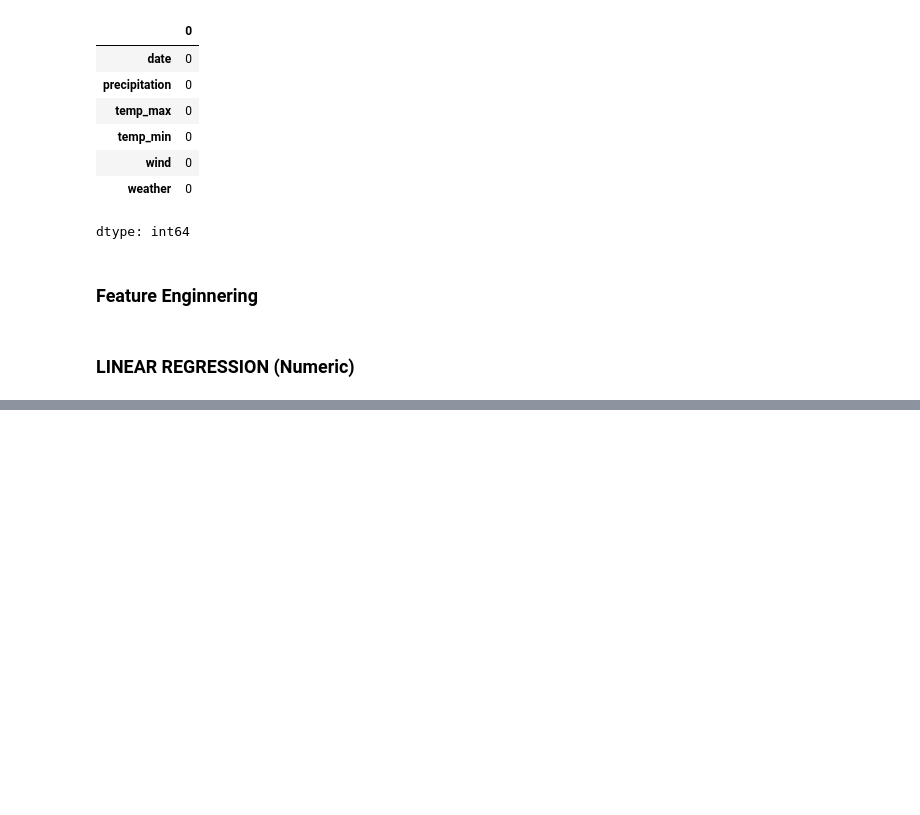
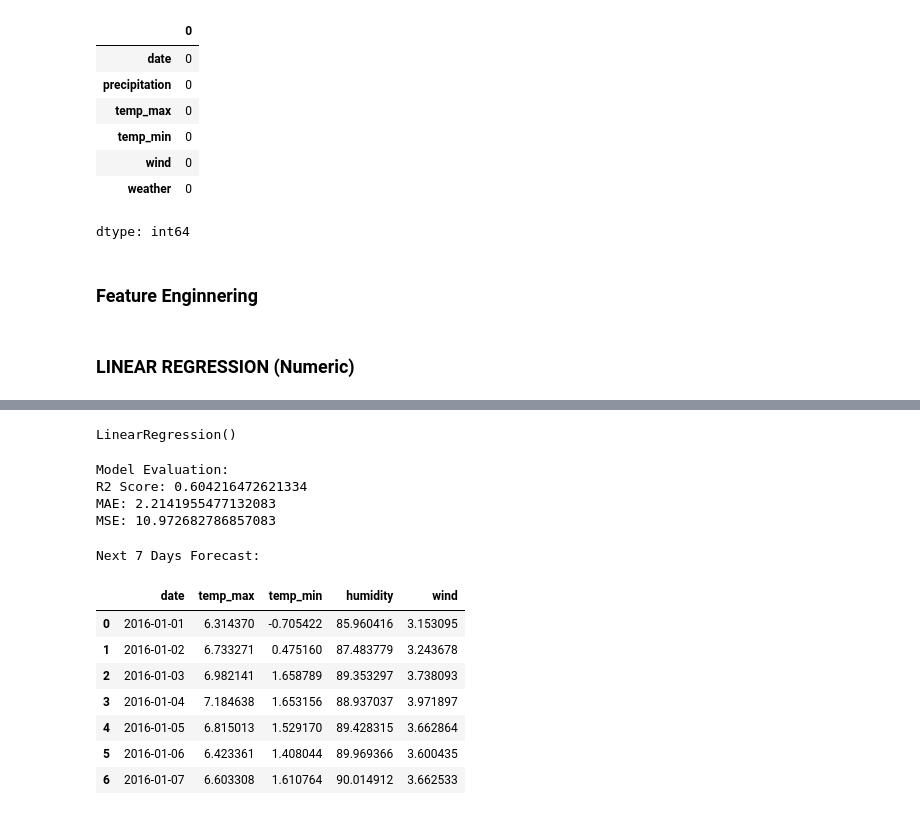
Before and after one commit to nilenjay/WeatherPredictionApp, a Jupyter notebook: WeatherPrediction.ipynb, the cells around one changed output, grey strips where cells are left out. Saved outputs shown, nothing was run; the diff lists cells and outputs as text; code cells hidden in the pictures; blank space fills up the shorter version.

```diff
--- a/WeatherPrediction.ipynb
+++ b/WeatherPrediction.ipynb
@@ -67,7 +67,7 @@ df['humidity'] = df['humidity'].clip(0, 100)
 # %%
 # Convert date to datetime
 df['date'] = pd.to_datetime(df['date'])
-df['day_of_year'] = df['date'].dt.dayofyear
+df = df.sort_values('date')
 # %%
 # Select Features and Targets
 features = ['temp_max', 'temp_min', 'precipitation', 'wind', 'humidity', 'day_of_year']
@@ -118,0 +114,8 @@ y_pred_cls = cls_model.predict(X_test_scaled)
+# %%
+# ==========================
+# Train Model
+# ==========================
+model = LinearRegression()
+model.fit(X_train_scaled, y_train_scaled)
+# %% [output]
+LinearRegression()
@@ -118,0 +128,57 @@ y_pred_cls = cls_model.predict(X_test_scaled)
+# %%
+print("\nModel Evaluation:")
+print("R2 Score:", r2_score(y_test, y_pred))
+print("MAE:", mean_absolute_error(y_test, y_pred))
+print("MSE:", mean_squared_error(y_test, y_pred))
+# %% [output]
+Model Evaluation:
+R2 Score: 0.604216472621334
+MAE: 2.2141955477132083
+MSE: 10.972682786857083
+# %%
+# ==========================
+# 7-Day Automatic Forecast
+# ==========================
+last_known = df.iloc[-14:].copy() # Use last 14 days for forecasting
+forecast = []
+
+for i in range(7):
+    lag_features = []
+    for lag in range(1, 15): # Use 14 days of lag features
+        lag_features.extend([
+            last_known['temp_max'].iloc[-lag],
+            last_known['temp_min'].iloc[-lag],
+            last_known['humidity'].iloc[-lag],
+            last_known['wind'].iloc[-lag]
+        ])
+    x_input = np.array(lag_features).reshape(1, -1)
+    x_scaled = scaler_x.transform(x_input)
+
+    next_pred_scaled = model.predict(x_scaled)
+    next_pred = scaler_y.inverse_transform(next_pred_scaled)[0]
+
+    next_date = last_known['date'].iloc[-1] + pd.Timedelta(days=1)
+
+    new_row = {
+        'date': next_date,
+        'temp_max': next_pred[0],
+        'temp_min': next_pred[1],
+        'humidity': next_pred[2],
+        'wind': next_pred[3]
+    }
+    forecast.append(new_row)
+    last_known = pd.concat([last_known, pd.DataFrame([new_row])], ignore_index=True)
+
+forecast_df = pd.DataFrame(forecast)
+print("\nNext 7 Days Forecast:")
+display(forecast_df)
+# %% [output]
+Next 7 Days Forecast:
+|  | date | temp_max | temp_min | humidity | wind |
+| 0 | 2016-01-01 | 6.314370 | -0.705422 | 85.960416 | 3.153095 |
+| 1 | 2016-01-02 | 6.733271 | 0.475160 | 87.483779 | 3.243678 |
+| 2 | 2016-01-03 | 6.982141 | 1.658789 | 89.353297 | 3.738093 |
+| 3 | 2016-01-04 | 7.184638 | 1.653156 | 88.937037 | 3.971897 |
+| 4 | 2016-01-05 | 6.815013 | 1.529170 | 89.428315 | 3.662864 |
+| 5 | 2016-01-06 | 6.423361 | 1.408044 | 89.969366 | 3.600435 |
+| 6 | 2016-01-07 | 6.603308 | 1.610764 | 90.014912 | 3.662533 |
```
Also changed, not shown: parts of 13 cells of this notebook.
